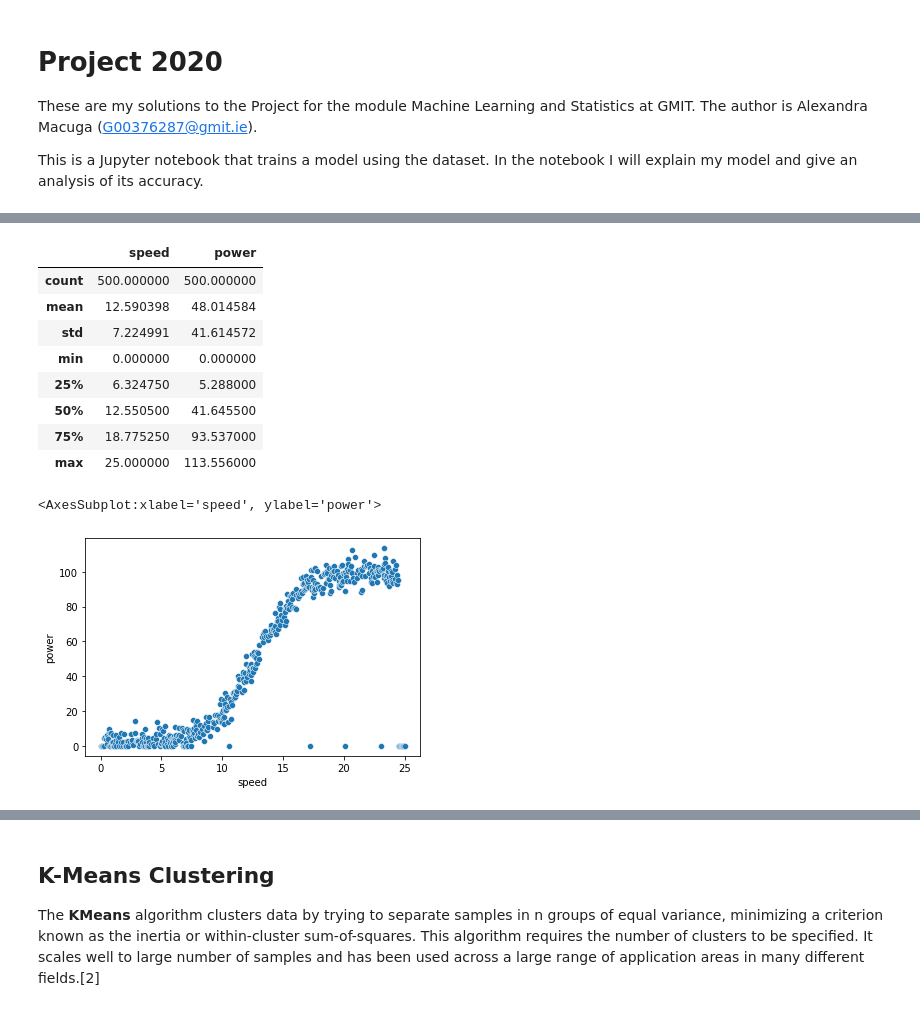
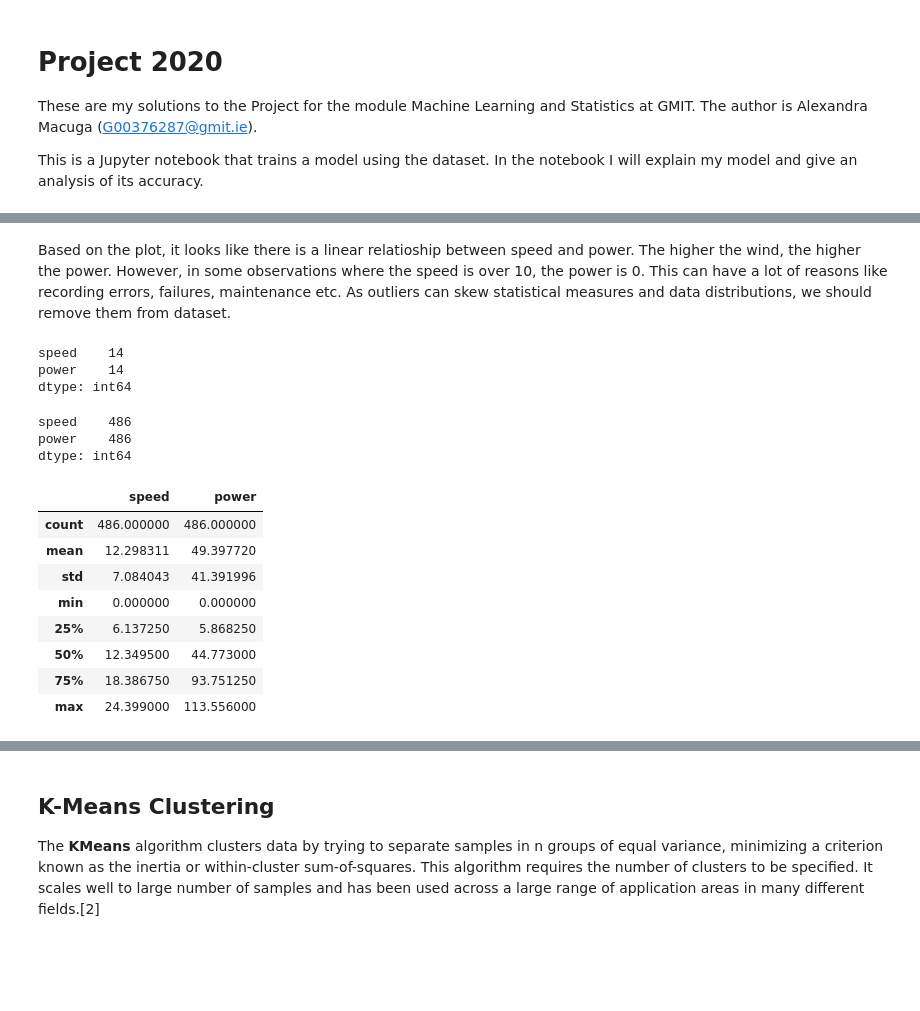
Before and after one commit to amacuga/mls-project-2020, a Jupyter notebook: Project.ipynb, the cells around one changed output, grey strips where cells are left out. Saved outputs shown, nothing was run; the diff lists cells and outputs as text; code cells hidden in the pictures; blank space fills up the shorter version.

```diff
--- a/Project.ipynb
+++ b/Project.ipynb
@@ -26,7 +31,7 @@ import seaborn as sns
 import tensorflow.keras as kr
 # %%
 # Data set.
-data = pd.read_csv("powerproduction.csv")
-x = data.iloc[:,:-1].values
-y = data.iloc[:,-1].values
+df = pd.read_csv("powerproduction.csv")
+# Numpy array
+data = df.values
 # %%
@@ -42,17 +75,29 @@ data.head()
+# %% [markdown]
+Based on the plot, it looks like there is a linear relatioship between speed and power. The higher the wind, the higher the power. However, in some observations where the speed is over 10, the power is 0. This can have a lot of reasons like recording errors, failures, maintenance etc. As outliers can skew statistical measures and data distributions, we should remove them from dataset.
+# %%
+# Count how many observations have power = 0 and speed > 10 (outliers)
+df[(df.power == 0) & (df.speed >= 10)].count()
+# %% [output]
+speed    14
+power    14
+dtype: int64
+# %%
+# Remove outliers from dataset
+df = df.drop(df.loc[(df.power == 0) & (df.speed >= 10)].index)
+df.count()
+# %% [output]
+speed    486
+power    486
+dtype: int64
 # %%
-data.describe()
+df.describe()
 # %% [output]
 |  | speed | power |
-| count | 500.000000 | 500.000000 |
-| mean | 12.590398 | 48.014584 |
-| std | 7.224991 | 41.614572 |
+| count | 486.000000 | 486.000000 |
+| mean | 12.298311 | 49.397720 |
+| std | 7.084043 | 41.391996 |
 | min | 0.000000 | 0.000000 |
-| 25% | 6.324750 | 5.288000 |
-| 50% | 12.550500 | 41.645500 |
-| 75% | 18.775250 | 93.537000 |
-| max | 25.000000 | 113.556000 |
+| 25% | 6.137250 | 5.868250 |
+| 50% | 12.349500 | 44.773000 |
+| 75% | 18.386750 | 93.751250 |
+| max | 24.399000 | 113.556000 |
-# %%
-sns.scatterplot(x = "speed", y = "power", data = data)
-# %% [output]
-<AxesSubplot:xlabel='speed', ylabel='power'>
-[figure, removed]
```
Also changed, not shown: parts of 16 cells of this notebook.
